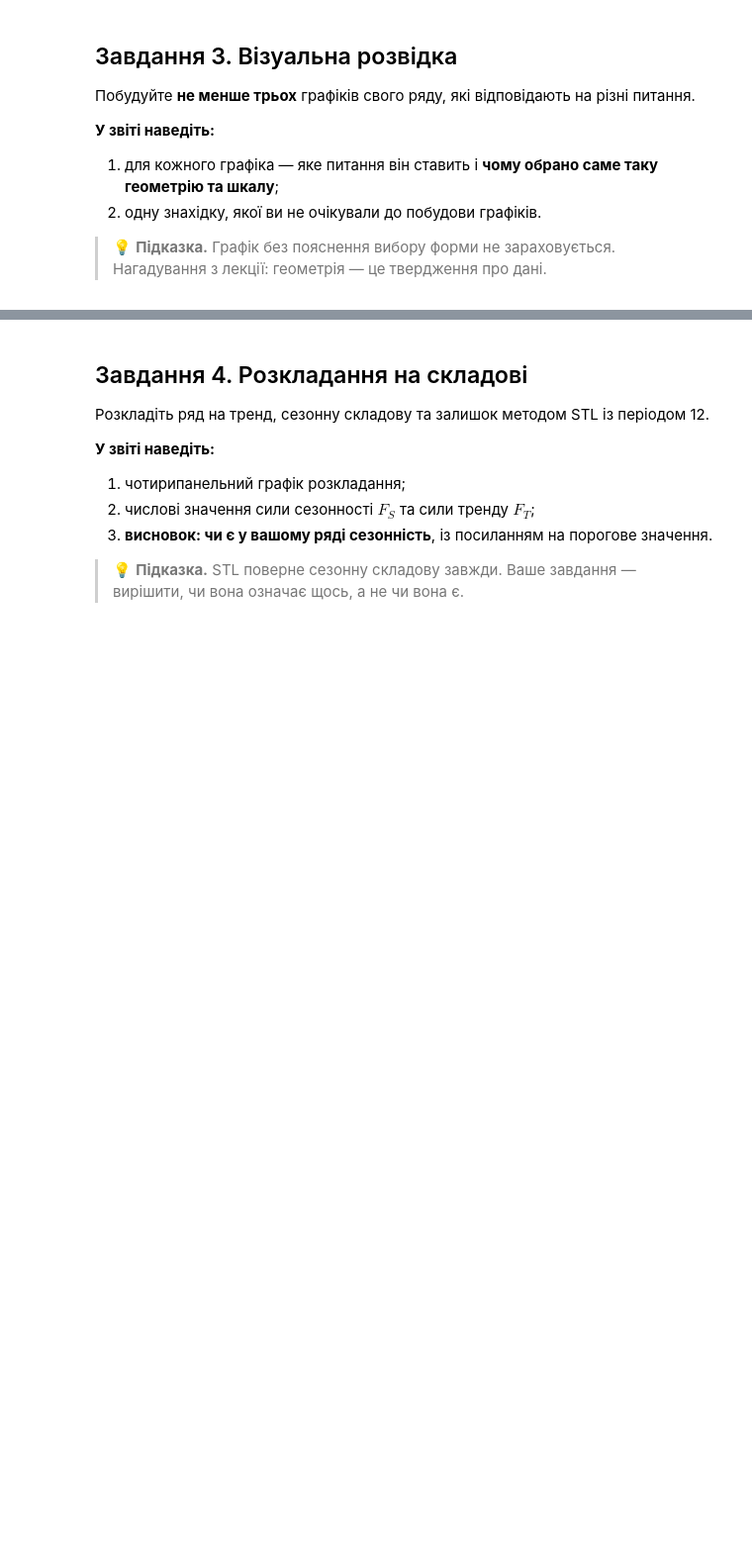
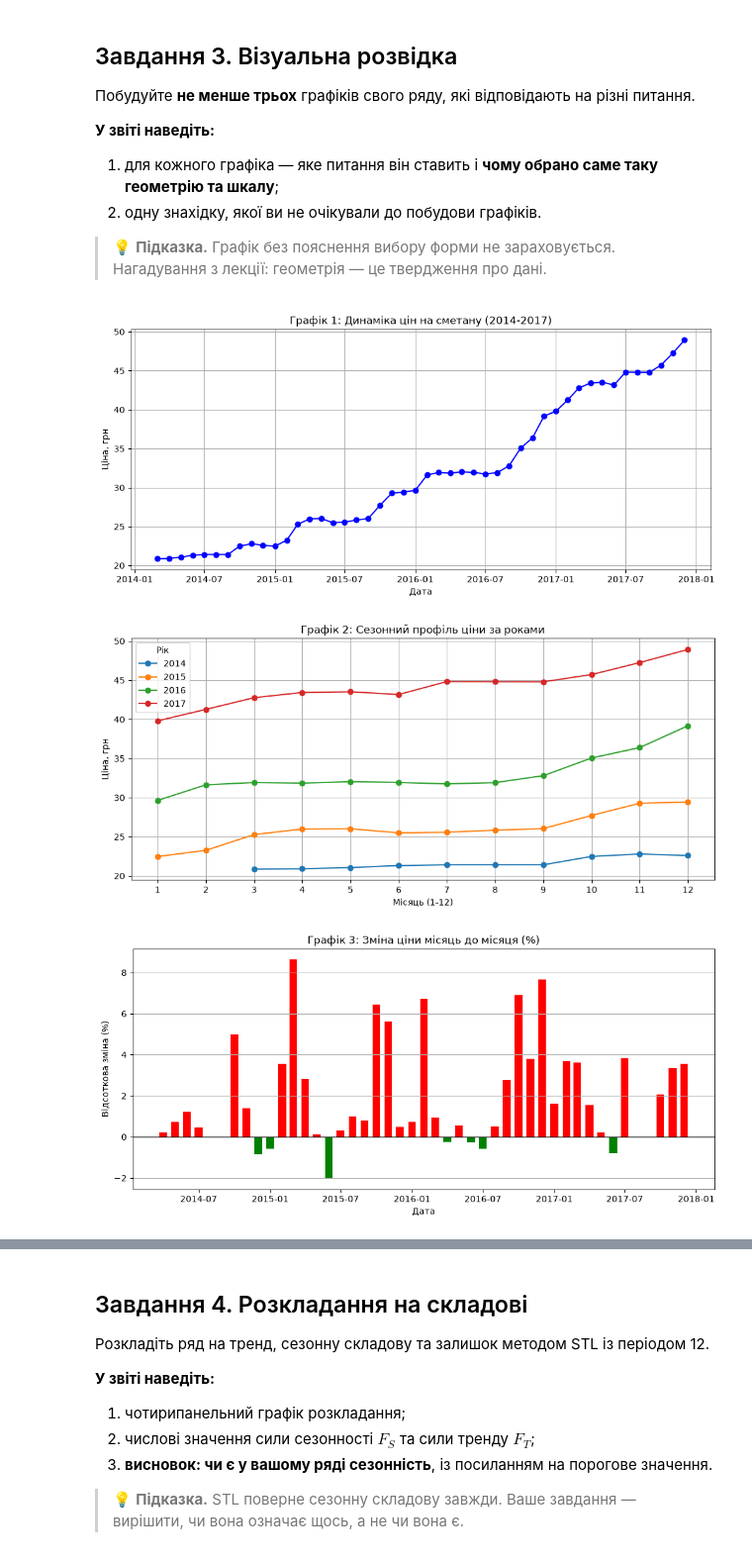
Before and after one commit to Yevhen-bot/Vis-lab1, a Jupyter notebook: lab4/ЛР4_завдання_студенту.ipynb, the cells around one changed output, grey strips where cells are left out. Shown at 99% size. Saved outputs shown, nothing was run; the diff lists cells and outputs as text; code cells hidden in the pictures; blank space fills up the shorter version.

```diff
--- a/lab4/ЛР4_завдання_студенту.ipynb
+++ b/lab4/ЛР4_завдання_студенту.ipynb
@@ -123,3 +172,19 @@ print('Фолдів ретроспективної перевірки: 7 · го
 > 💡 **Підказка.** Третій пункт стосується не вашого ряду, а принципу. Згадайте, які області зникають із набору у 2014 році.
 # %%
 # Завдання 2. Заповнення пропуску
+data = {
+    '2017-07-01': 44.8267,
+    '2017-08-01': np.nan,
+    '2017-09-01': 44.8000
+}
+zap_df = pd.DataFrame(list(data.items()), columns=['дата', 'ціна'])
+zap_df['дата'] = pd.to_datetime(zap_df['дата'])
+zap_df = zap_df.set_index('дата')
+
+zap_df['ціна_ffill'] = zap_df['ціна'].ffill()
+zap_df['ціна_linear'] = zap_df['ціна'].interpolate(method='linear')
+zap_df['ціна_bfill'] = zap_df['ціна'].bfill()
+
+df_full_grid['ціна'] = df_full_grid['ціна'].interpolate(method='linear')
+
+zap_df
@@ -139,6 +213,53 @@ print('Фолдів ретроспективної перевірки: 7 · го
 > 💡 **Підказка.** Графік без пояснення вибору форми не зараховується. Нагадування з лекції: геометрія — це твердження про дані.
 # %%
 # Завдання 3. Візуальна розвідка
+import matplotlib.pyplot as plt
+
+plt.figure(figsize=(12, 5))
+plt.plot(df_full_grid.index, df_full_grid['ціна'], marker='o', linestyle='-', color='b')
+
+plt.title('Графік 1: Динаміка цін на сметану (2014-2017)')
+plt.ylabel('Ціна, грн')
+plt.xlabel('Дата')
+plt.grid(True)
+plt.show()
+
+df_full_grid['рік'] = df_full_grid.index.year
+df_full_grid['місяць'] = df_full_grid.index.month
+
+pivot = df_full_grid.pivot(index='місяць', columns='рік', values='ціна')
+
+plt.figure(figsize=(12, 5))
+for year in pivot.columns:
+    plt.plot(pivot.index, pivot[year], marker='o', label=str(year))
+
+plt.title('Графік 2: Сезонний профіль ціни за роками')
+plt.ylabel('Ціна, грн')
+plt.xlabel('Місяць (1-12)')
+plt.xticks(range(1, 13))
+plt.legend(title='Рік')
+plt.grid(True)
+plt.show()
+
+df_full_grid['зміна_%'] = df_full_grid['ціна'].pct_change() * 100
+
+plt.figure(figsize=(12, 5))
+colors = ['red' if x > 0 else 'green' for x in df_full_grid['зміна_%']]
+
+plt.bar(df_full_grid.index, df_full_grid['зміна_%'], width=20, color=colors)
+
+plt.title('Графік 3: Зміна ціни місяць до місяця (%)')
+plt.ylabel('Відсоткова зміна (%)')
+plt.xlabel('Дата')
+plt.axhline(0, color='black', linewidth=1)
+plt.grid(True, axis='y')
+plt.show()
+
+df_full_grid = df_full_grid.drop(columns=['рік', 'місяць', 'зміна_%'])
+# %% [output]
+[figure, added]
+[figure, added]
+[figure, added]
 # %% [markdown]
 **Висновок до завдання 3:**
 
```
Also changed, not shown: parts of 30 cells of this notebook, 1 other file.
